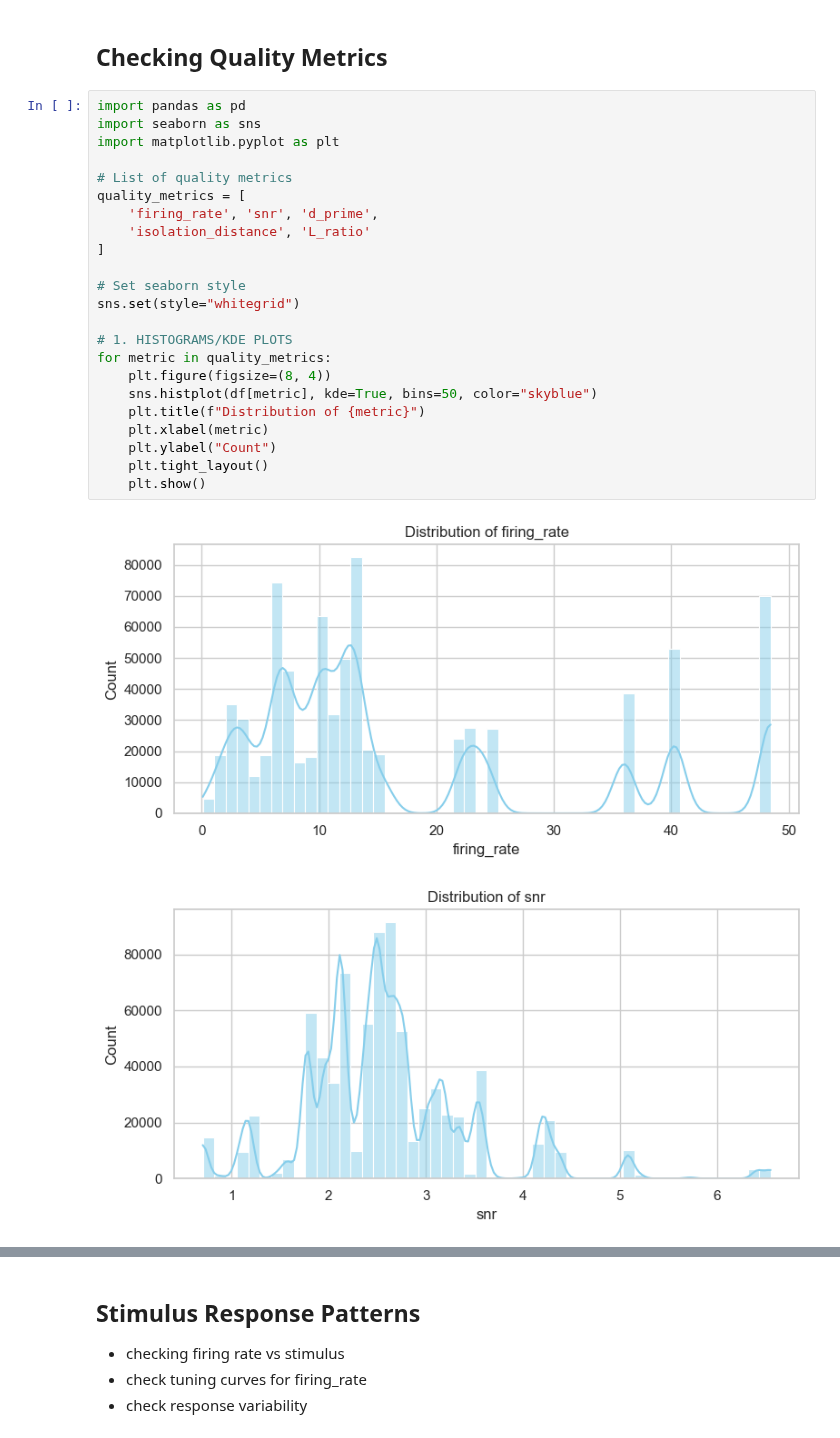
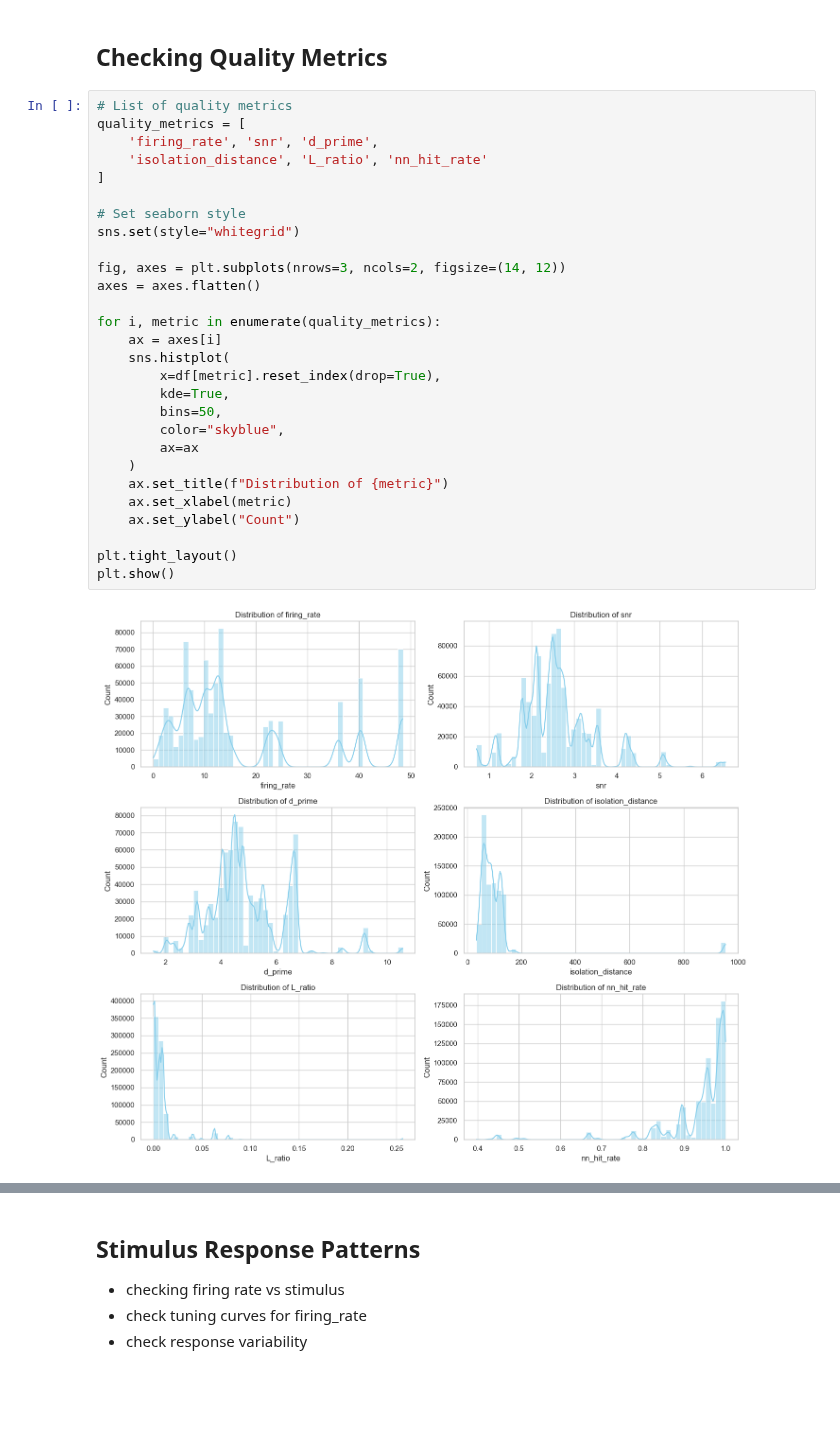
Before and after one commit to tebe-nigrelli/MMN-Group-Project, a Jupyter notebook: 01_EDA.ipynb, the cells around one changed output, grey strips where cells are left out. Saved outputs shown, nothing was run; the diff lists cells and outputs as text; blank space fills up the shorter version.

```diff
--- a/01_EDA.ipynb
+++ b/01_EDA.ipynb
@@ -127,28 +134,32 @@ These final features track when recordings occurred and how stable the recording
 # %% [markdown]
 ## Checking Quality Metrics
 # %%
-import pandas as pd
-import seaborn as sns
-import matplotlib.pyplot as plt
-
 # List of quality metrics
 quality_metrics = [
     'firing_rate', 'snr', 'd_prime',
-    'isolation_distance', 'L_ratio'
+    'isolation_distance', 'L_ratio', 'nn_hit_rate'
 ]
 
 # Set seaborn style
 sns.set(style="whitegrid")
 
-# 1. HISTOGRAMS/KDE PLOTS
-for metric in quality_metrics:
-    plt.figure(figsize=(8, 4))
-    sns.histplot(df[metric], kde=True, bins=50, color="skyblue")
-    plt.title(f"Distribution of {metric}")
-    plt.xlabel(metric)
-    plt.ylabel("Count")
-    plt.tight_layout()
-    plt.show()
+fig, axes = plt.subplots(nrows=3, ncols=2, figsize=(14, 12))
+axes = axes.flatten()
+
+for i, metric in enumerate(quality_metrics):
+    ax = axes[i]
+    sns.histplot(
+        x=df[metric].reset_index(drop=True),
+        kde=True,
+        bins=50,
+        color="skyblue",
+        ax=ax
+    )
+    ax.set_title(f"Distribution of {metric}")
+    ax.set_xlabel(metric)
+    ax.set_ylabel("Count")
+
+plt.tight_layout()
+plt.show()
 # %% [output]
-[figure, old version]
+[figure, new version]
-[figure, removed]
```
Also changed, not shown: parts of 10 cells of this notebook.
